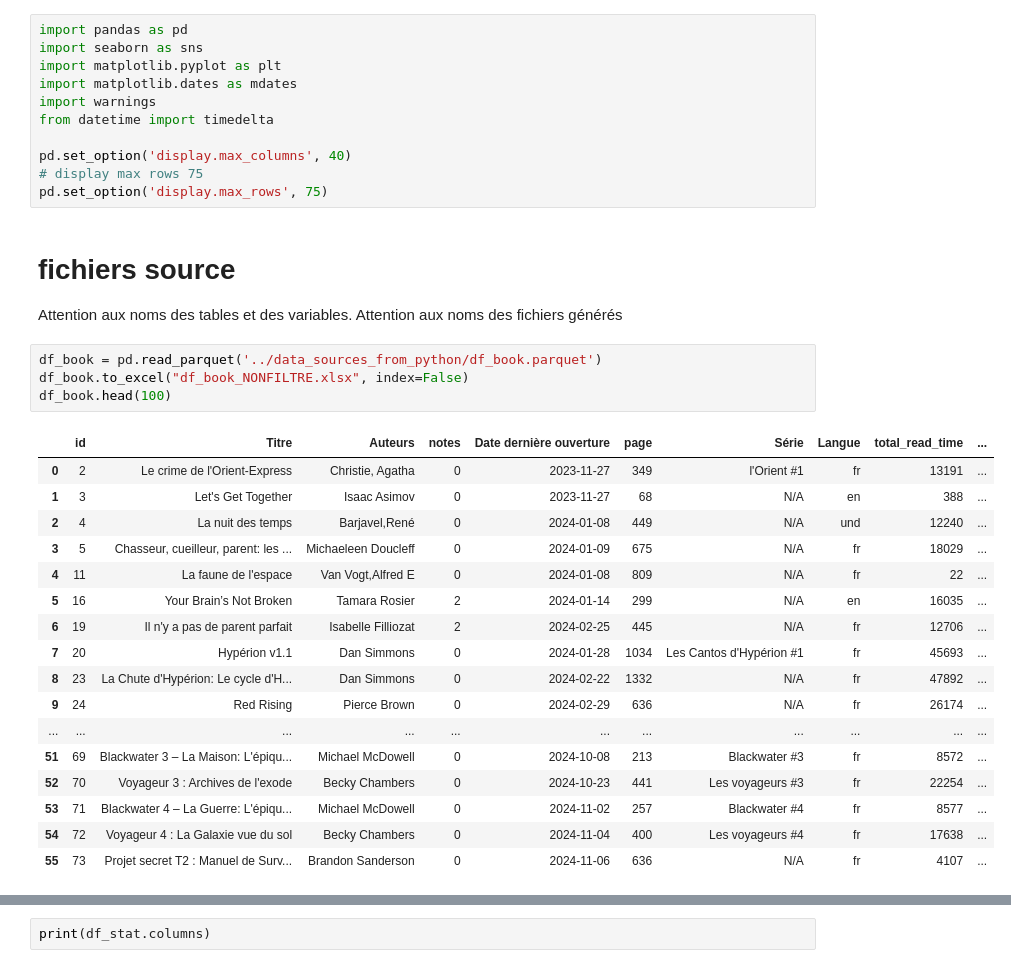
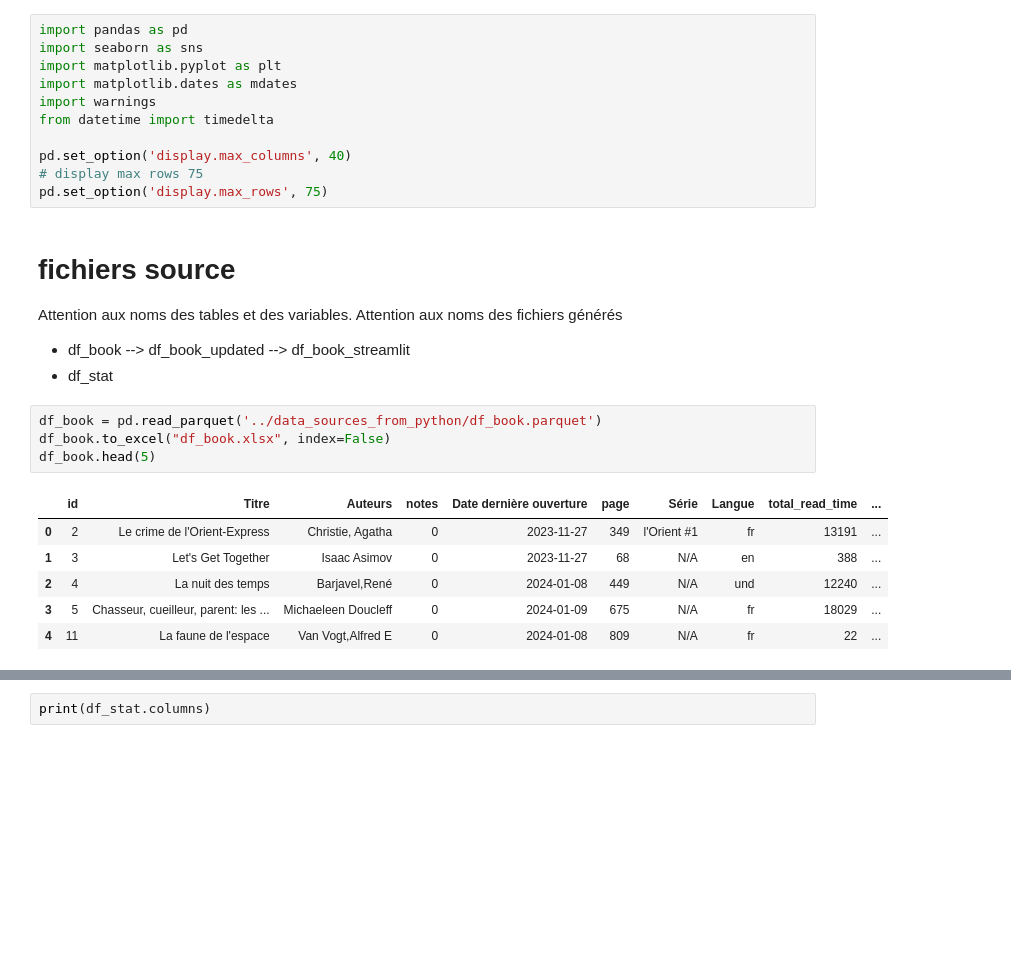
Before and after one commit to ChrisOlv/book_data_analysis, a Jupyter notebook: dataviz/dataviz.ipynb, the cells around one changed output, grey strips where cells are left out. Cells and saved outputs as stored; diff of their text form; blank space fills up the shorter version.

```diff
--- a/dataviz/dataviz.ipynb
+++ b/dataviz/dataviz.ipynb
@@ -35,28 +35,20 @@ pd.set_option('display.max_rows', 75)
 # fichiers source
 Attention aux noms des tables et des variables.
 Attention aux noms des fichiers générés
+
+* df_book --> df_book_updated --> df_book_streamlit
+* df_stat
 # %%
 df_book = pd.read_parquet('../data_sources_from_python/df_book.parquet')
-df_book.to_excel("df_book_NONFILTRE.xlsx", index=False)
-df_book.head(100)
+df_book.to_excel("df_book.xlsx", index=False)
+df_book.head(5)
 # %% [output]
 |  | id | Titre | Auteurs | notes | Date dernière ouverture | page | Série | Langue | total_read_time | ... |
 | 0 | 2 | Le crime de l'Orient-Express | Christie, Agatha | 0 | 2023-11-27 | 349 | l'Orient #1 | fr | 13191 | ... |
 | 1 | 3 | Let's Get Together | Isaac Asimov | 0 | 2023-11-27 | 68 | N/A | en | 388 | ... |
 | 2 | 4 | La nuit des temps | Barjavel,René | 0 | 2024-01-08 | 449 | N/A | und | 12240 | ... |
 | 3 | 5 | Chasseur, cueilleur, parent: les ... | Michaeleen Doucleff | 0 | 2024-01-09 | 675 | N/A | fr | 18029 | ... |
 | 4 | 11 | La faune de l'espace | Van Vogt,Alfred E | 0 | 2024-01-08 | 809 | N/A | fr | 22 | ... |
-| 5 | 16 | Your Brain’s Not Broken | Tamara Rosier | 2 | 2024-01-14 | 299 | N/A | en | 16035 | ... |
-| 6 | 19 | Il n'y a pas de parent parfait | Isabelle Filliozat | 2 | 2024-02-25 | 445 | N/A | fr | 12706 | ... |
-| 7 | 20 | Hypérion v1.1 | Dan Simmons | 0 | 2024-01-28 | 1034 | Les Cantos d'Hypérion #1 | fr | 45693 | ... |
-| 8 | 23 | La Chute d'Hypérion: Le cycle d'H... | Dan Simmons | 0 | 2024-02-22 | 1332 | N/A | fr | 47892 | ... |
-| 9 | 24 | Red Rising | Pierce Brown | 0 | 2024-02-29 | 636 | N/A | fr | 26174 | ... |
-| ... | ... | ... | ... | ... | ... | ... | ... | ... | ... | ... |
-| 51 | 69 | Blackwater 3 – La Maison: L'épiqu... | Michael McDowell | 0 | 2024-10-08 | 213 | Blackwater #3 | fr | 8572 | ... |
-| 52 | 70 | Voyageur 3 : Archives de l'exode | Becky Chambers | 0 | 2024-10-23 | 441 | Les voyageurs #3 | fr | 22254 | ... |
-| 53 | 71 | Blackwater 4 – La Guerre: L'épiqu... | Michael McDowell | 0 | 2024-11-02 | 257 | Blackwater #4 | fr | 8577 | ... |
-| 54 | 72 | Voyageur 4 : La Galaxie vue du sol | Becky Chambers | 0 | 2024-11-04 | 400 | Les voyageurs #4 | fr | 17638 | ... |
-| 55 | 73 | Projet secret T2 : Manuel de Surv... | Brandon Sanderson | 0 | 2024-11-06 | 636 | N/A | fr | 4107 | ... |
 # %%
 df_stat = pd.read_parquet('../data_sources_from_python/stats_lecture.parquet')
 df_stat.to_excel("df_stat.xlsx", index=False)
```
Also changed, not shown: parts of 5 cells of this notebook, 10 other files.
